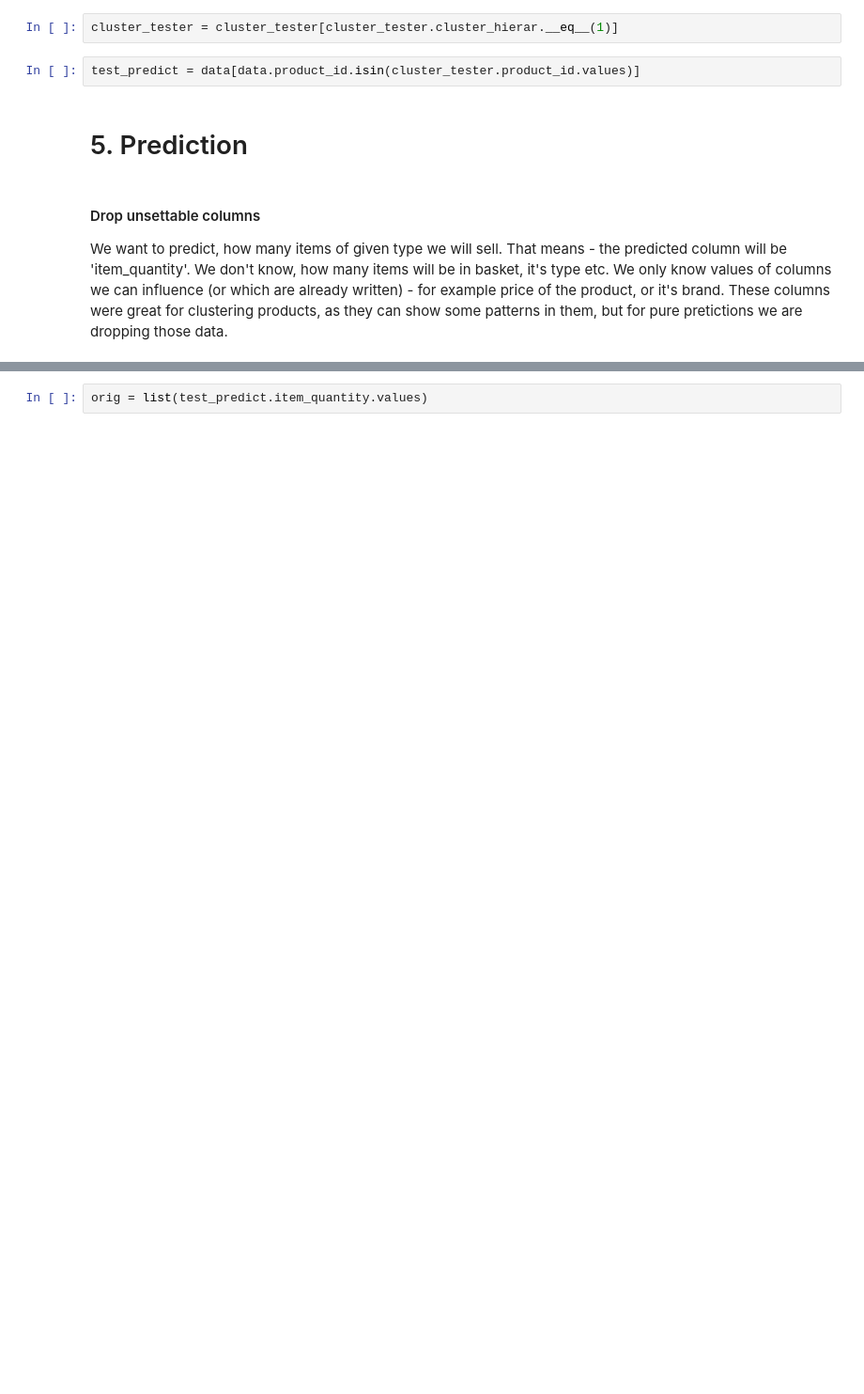
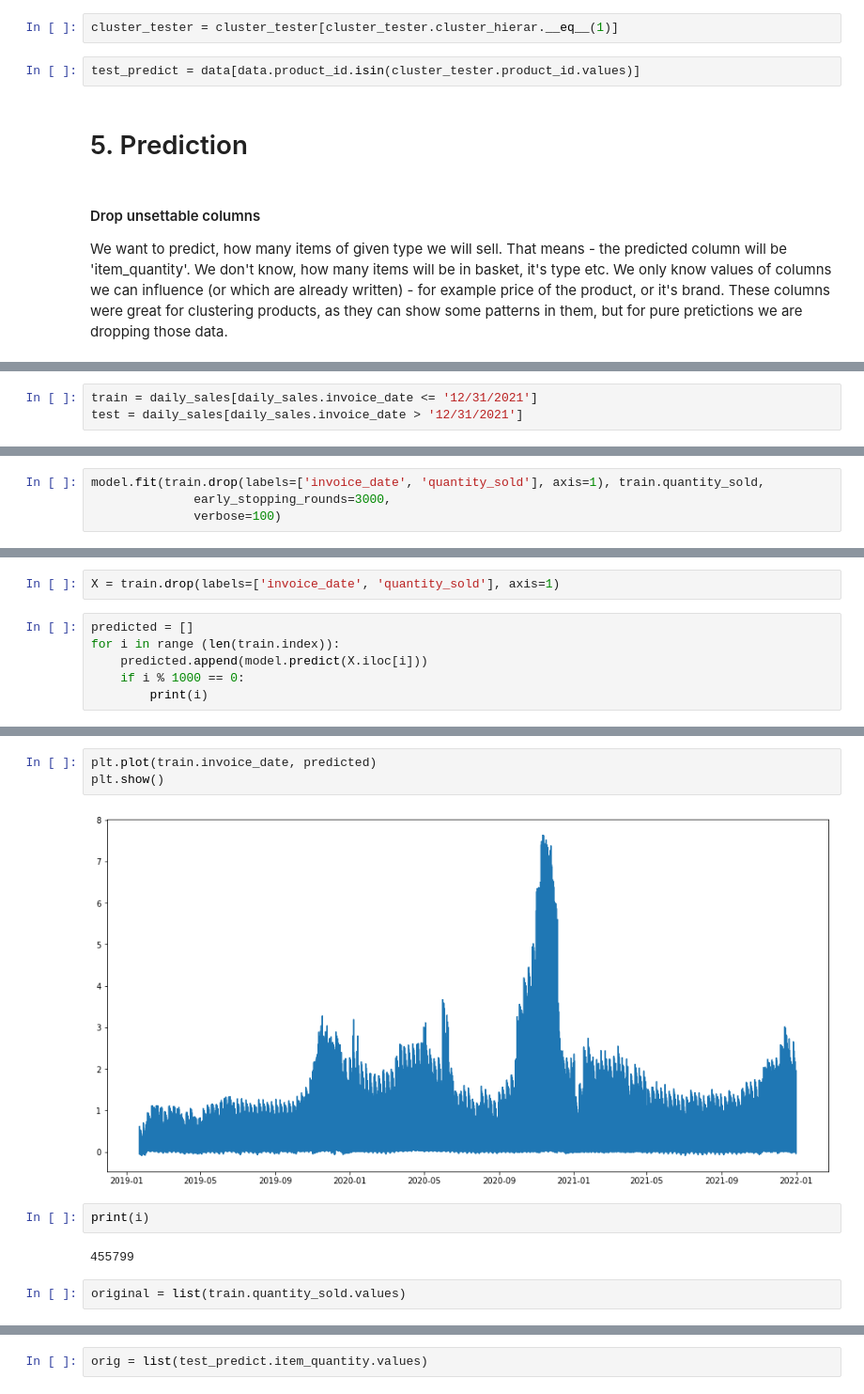
Before and after one commit to xSchon/BP, a Jupyter notebook: Preprocessing.ipynb, the cells around one changed output, grey strips where cells are left out. Shown at 94% size. Drawn from its saved outputs; the diff is of its cells as text; blank space fills up the shorter version.

Commit message:
Working model on daily basis

```diff
--- a/Preprocessing.ipynb
+++ b/Preprocessing.ipynb
@@ -347,0 +576,3 @@ test_predict
+# %%
+train = daily_sales[daily_sales.invoice_date <= '12/31/2021']
+test = daily_sales[daily_sales.invoice_date > '12/31/2021']
@@ -347,0 +621,4 @@ test_predict
+# %%
+model.fit(train.drop(labels=['invoice_date', 'quantity_sold'], axis=1), train.quantity_sold,
+              early_stopping_rounds=3000,
+              verbose=100)
@@ -347,0 +642,8 @@ test_predict
+# %%
+X = train.drop(labels=['invoice_date', 'quantity_sold'], axis=1)
+# %%
+predicted = []
+for i in range (len(train.index)):
+    predicted.append(model.predict(X.iloc[i]))
+    if i % 1000 == 0:
+        print(i)
@@ -347,0 +668,11 @@ test_predict
+# %%
+plt.plot(train.invoice_date, predicted)
+plt.show()
+# %% [output]
+[figure, added]
+# %%
+print(i)
+# %% [output]
+455799
+# %%
+original = list(train.quantity_sold.values)
```
Also changed, not shown: parts of 63 cells of this notebook.
